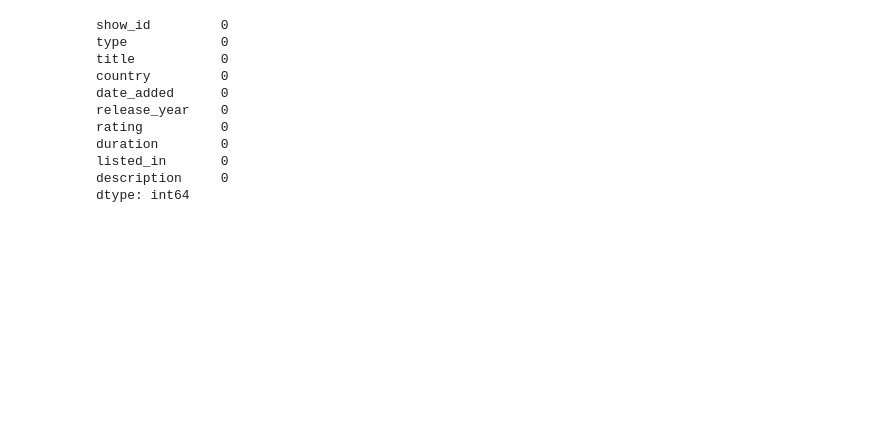
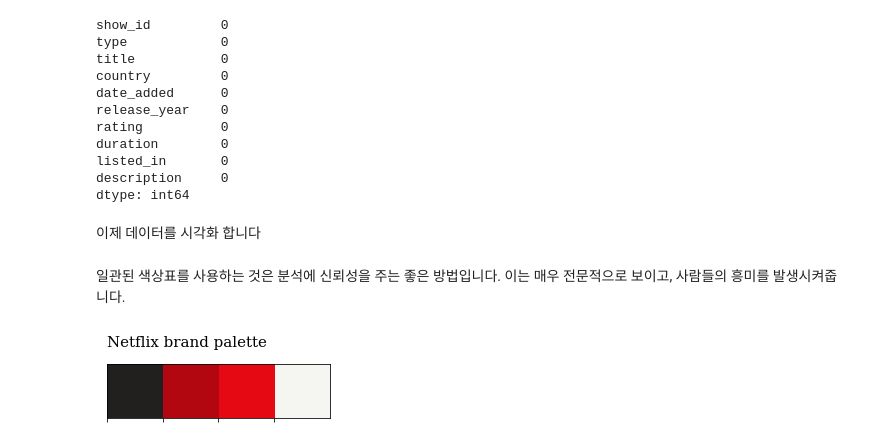
Before and after one commit to dlwjdgns3415/DAP, a Jupyter notebook: Project.ipynb, the cells around one changed output. Saved outputs shown, nothing was run; the diff lists cells and outputs as text; code cells hidden in the pictures; blank space fills up the shorter version.

```diff
--- a/Project.ipynb
+++ b/Project.ipynb
@@ -158,0 +188,11 @@ dtype: int64
+# %% [markdown]
+이제 데이터를 시각화 합니다
+# %% [markdown]
+일관된 색상표를 사용하는 것은 분석에 신뢰성을 주는 좋은 방법입니다. 이는 매우 전문적으로 보이고, 사람들의 흥미를 발생시켜줍니다.
+# %%
+sns.palplot(['#221f1f', '#b20710', '#e50914','#f5f5f1'])
+
+plt.title("Netflix brand palette ",loc='left',fontfamily='serif',fontsize=15,y=1.2)
+plt.show()
+# %% [output]
+[figure, added]
```
Also changed, not shown: parts of 25 cells of this notebook.
